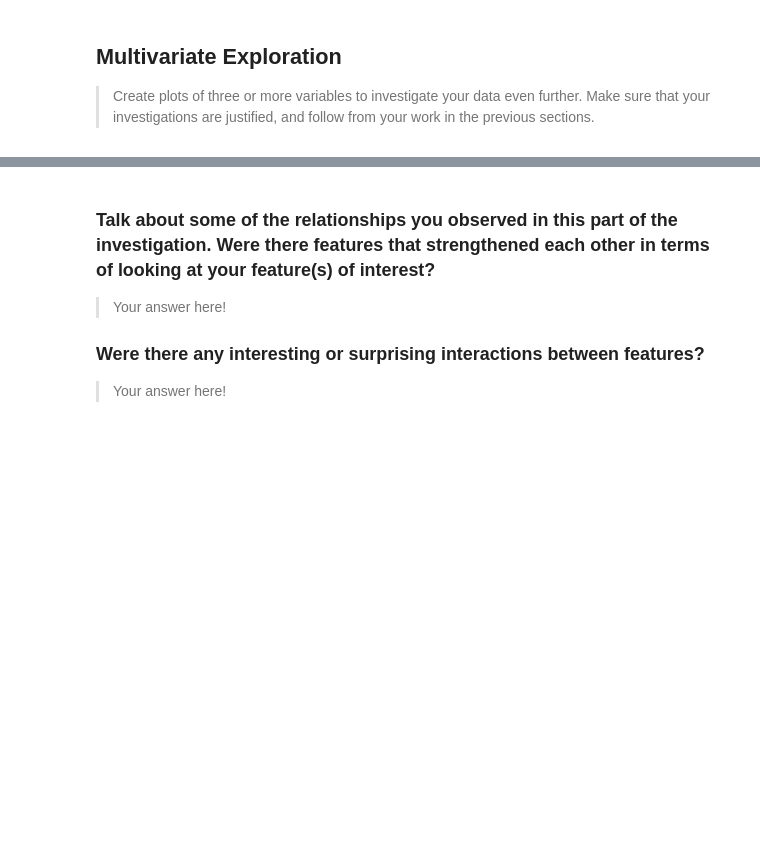
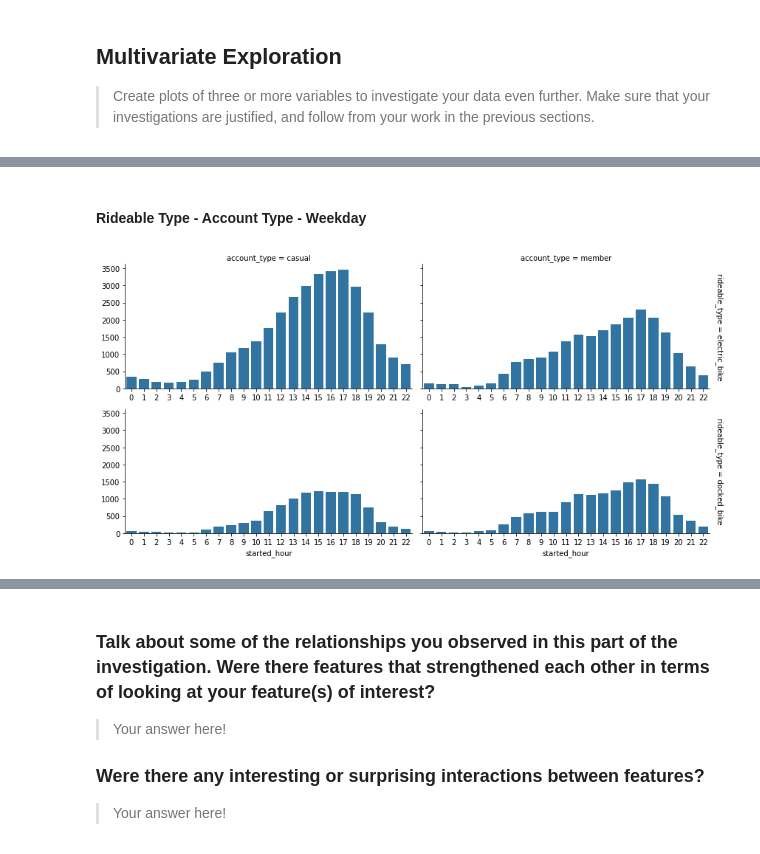
Before and after one commit to Nevesgmd/bay-wheels-data-analysis, a Jupyter notebook: exploration.ipynb, the cells around one changed output, grey strips where cells are left out. Saved outputs shown, nothing was run; the diff lists cells and outputs as text; code cells hidden in the pictures; blank space fills up the shorter version.

```diff
--- a/exploration.ipynb
+++ b/exploration.ipynb
@@ -692,0 +711,8 @@ your work in the previous sections.
+# %% [markdown]
+#### Rideable Type - Account Type - Weekday
+# %%
+g = sns.FacetGrid(data = clean_trip_data, col = 'account_type', row = 'rideable_type',
+                  height=3, aspect=2, margin_titles = True, sharex=False)
+g.map(sns.countplot, 'started_hour', order=range(0, 23));
+# %% [output]
+[figure, added]
```
Also changed, not shown: parts of 18 cells of this notebook.
